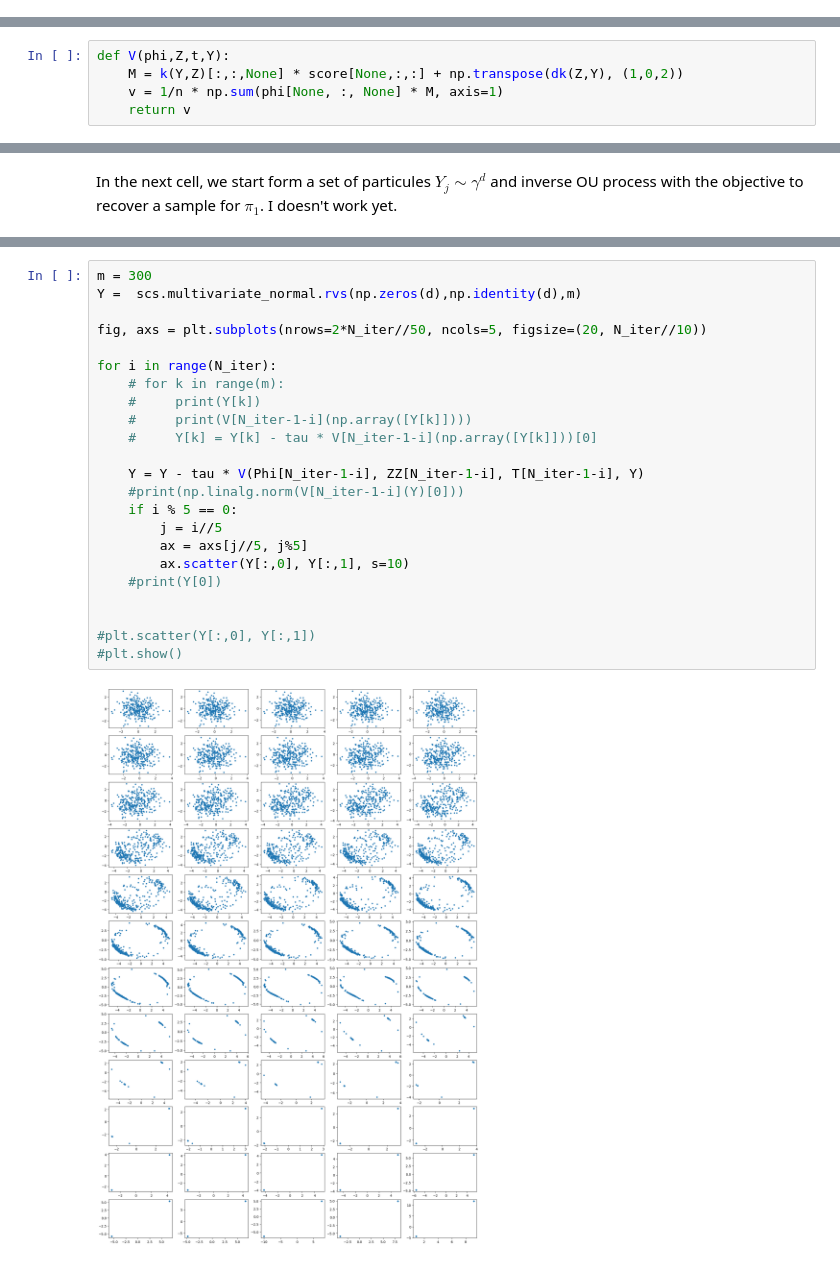
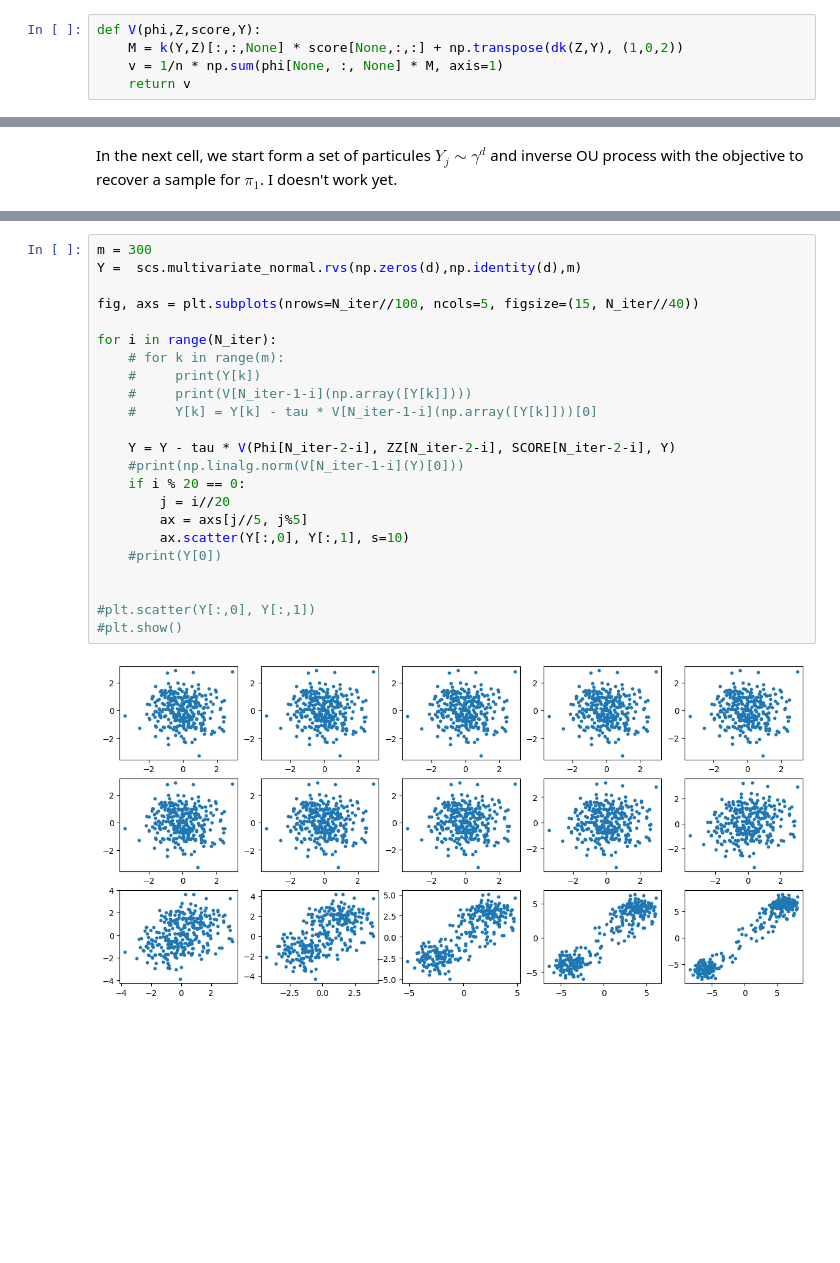
Before and after one commit to clementinechazal/kernel-path, a Jupyter notebook: ou_stein_path.ipynb, the cells around one changed output, grey strips where cells are left out. Drawn from its saved outputs; the diff is of its cells as text; blank space fills up the shorter version.

```diff
--- a/ou_stein_path.ipynb
+++ b/ou_stein_path.ipynb
@@ -40,0 +39,5 @@ In the next cell we derive the vector field $v_t$ for $t = \tau,...,T= K\times \
+# %%
+def V(phi,Z,score,Y):
+    M = k(Y,Z)[:,:,None] * score[None,:,:] + np.transpose(dk(Z,Y), (1,0,2))
+    v = 1/n * np.sum(phi[None, :, None] * M, axis=1)
+    return v
@@ -147,5 +224,0 @@ iter0
-# %%
-def V(phi,Z,t,Y):
-    M = k(Y,Z)[:,:,None] * score[None,:,:] + np.transpose(dk(Z,Y), (1,0,2))
-    v = 1/n * np.sum(phi[None, :, None] * M, axis=1)
-    return v
@@ -173,25 +227,25 @@ In the next cell, we start form a set of particules $Y_j \sim \gamma^d$ and inve
 # %%
 m = 300
 Y =  scs.multivariate_normal.rvs(np.zeros(d),np.identity(d),m)
 
-fig, axs = plt.subplots(nrows=2*N_iter//50, ncols=5, figsize=(20, N_iter//10))
+fig, axs = plt.subplots(nrows=N_iter//100, ncols=5, figsize=(15, N_iter//40))
 
 for i in range(N_iter):
     # for k in range(m):
     #     print(Y[k])
     #     print(V[N_iter-1-i](np.array([Y[k]])))
     #     Y[k] = Y[k] - tau * V[N_iter-1-i](np.array([Y[k]]))[0]
 
-    Y = Y - tau * V(Phi[N_iter-1-i], ZZ[N_iter-1-i], T[N_iter-1-i], Y)
+    Y = Y - tau * V(Phi[N_iter-2-i], ZZ[N_iter-2-i], SCORE[N_iter-2-i], Y)
     #print(np.linalg.norm(V[N_iter-1-i](Y)[0]))
-    if i % 5 == 0:
-        j = i//5
+    if i % 20 == 0:
+        j = i//20
         ax = axs[j//5, j%5]
         ax.scatter(Y[:,0], Y[:,1], s=10)
     #print(Y[0])
 
 
 #plt.scatter(Y[:,0], Y[:,1])
 #plt.show()
 # %% [output]
-[figure, old version]
+[figure, new version]
```
Also changed, not shown: parts of 8 cells of this notebook, 1 other file.
